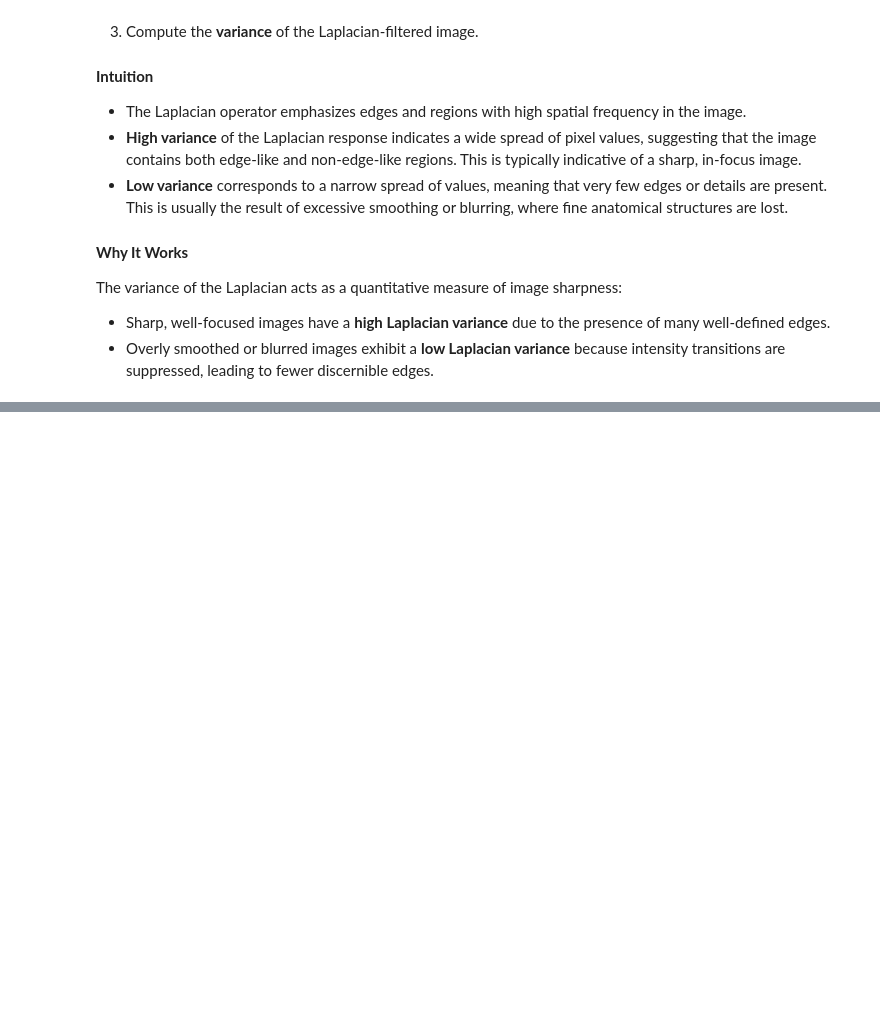
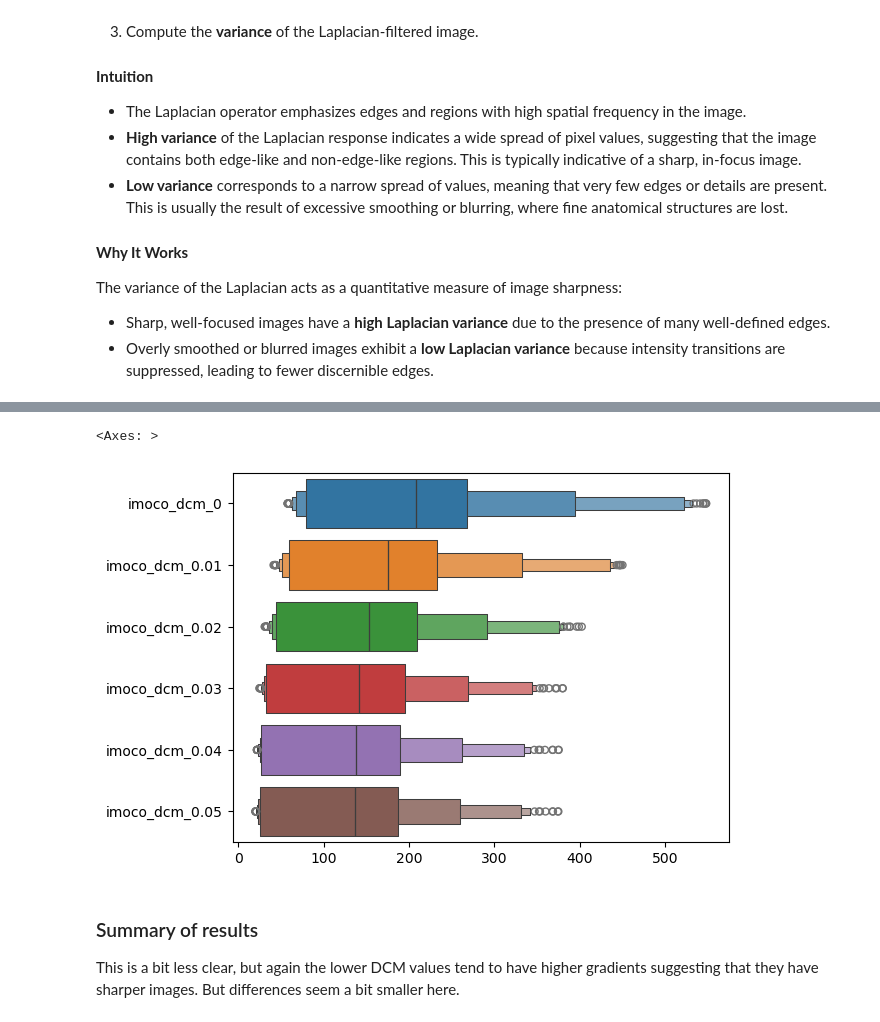
Before and after one commit to akshdeepsandhu/MRI, a Jupyter notebook: src/imoco_metrics/alt-metrics.ipynb, the cells around one changed output, grey strips where cells are left out. Drawn from its saved outputs; the diff is of its cells as text; code cells hidden in the pictures; blank space fills up the shorter version.

```diff
--- a/src/imoco_metrics/alt-metrics.ipynb
+++ b/src/imoco_metrics/alt-metrics.ipynb
@@ -133,0 +190,10 @@ dtype: float64
+# %%
+scharr_df = pd.DataFrame(lammy_scharr_grad)
+sns.boxenplot(sobel_df, orient='h')
+# %% [output]
+<Axes: >
+[figure, added]
+# %% [markdown]
+### Summary of results
+
+This is a bit less clear, but again the lower DCM values tend to have higher gradients suggesting that they have sharper images. But differences seem a bit smaller here.
```
Also changed, not shown: parts of 7 cells of this notebook.
